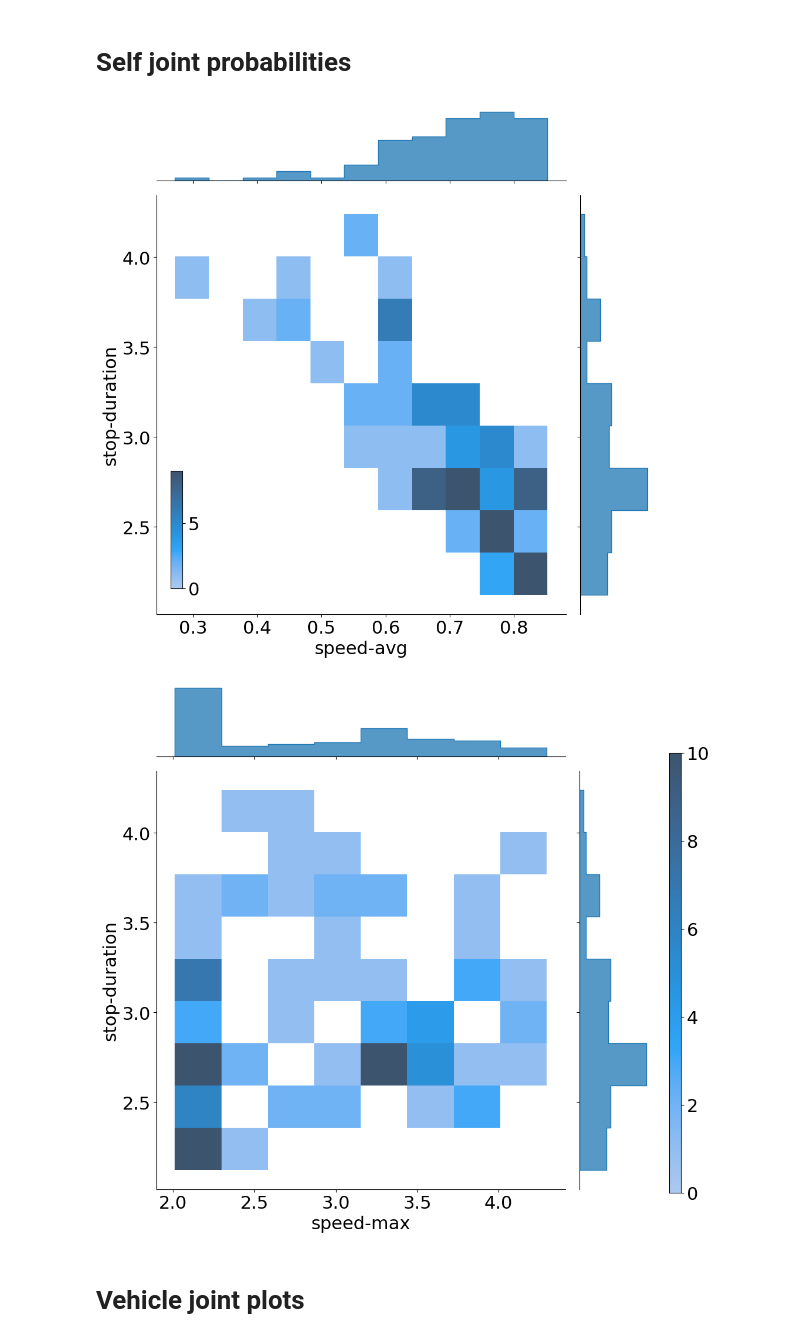
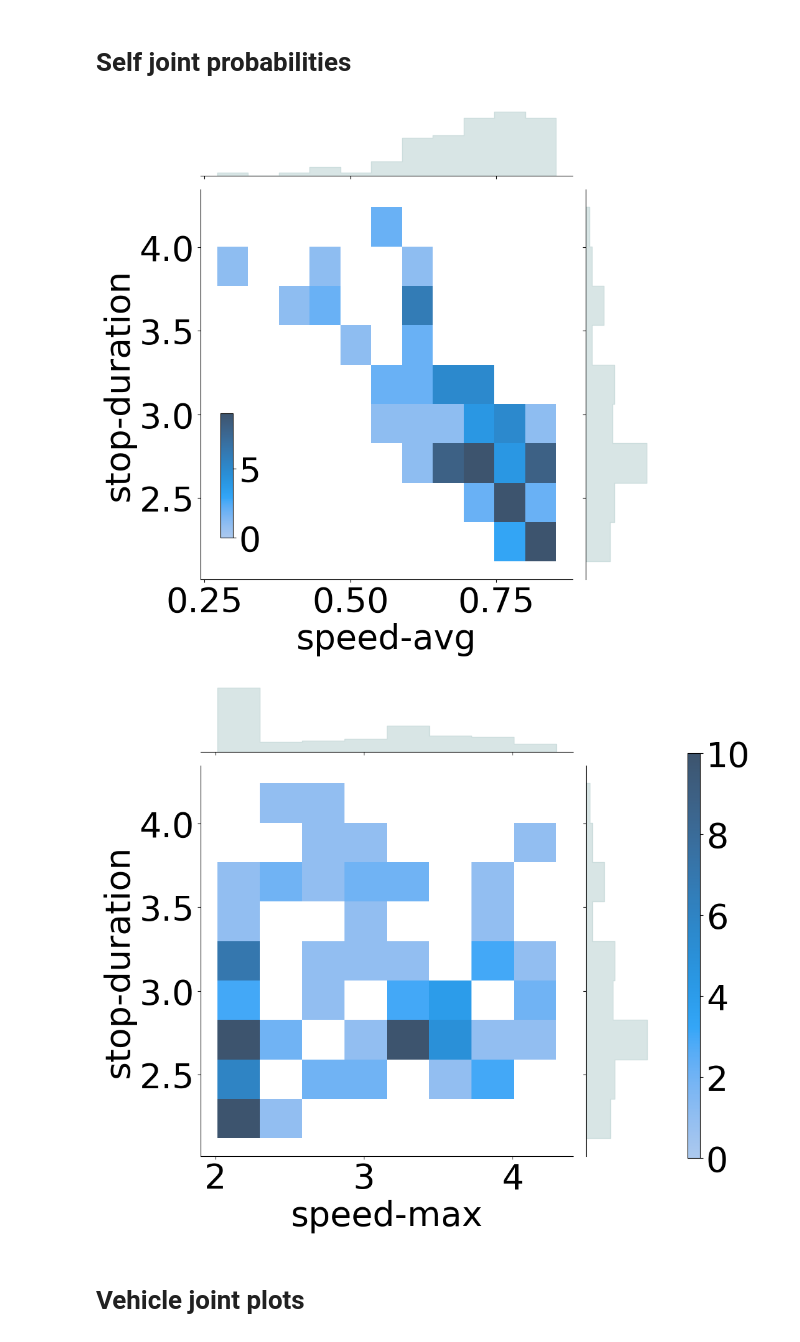
Before and after one commit to adhocmaster/TTI-dataset-tools, a Jupyter notebook: src/notebooks/ped-behavior-analysis.ipynb, the cells around one changed output. Saved outputs shown, nothing was run; the diff lists cells and outputs as text; code cells hidden in the pictures.

```diff
--- a/src/notebooks/ped-behavior-analysis.ipynb
+++ b/src/notebooks/ped-behavior-analysis.ipynb
@@ -279,8 +280,27 @@ for pedId in pedIds:
     colData['speed-max'].append(aPed['speed'].max())
     colData['speed-min'].append(aPed['speed'].min())
 
+    ## related to stop only
+
     aPedFrozen = frozenPedDf[frozenPedDf["uniqueTrackId"] == pedId]
-    colData['stop-duration'].append(len(aPedFrozen) / fps)
+    if len(aPedFrozen) > 0:
+        colData['stop-duration'].append(len(aPedFrozen) / fps)
+        colData['stop-loc-first-frame'].append(aPedFrozen.iloc[0]['frame'])
+        colData['stop-loc-first-x'].append(aPedFrozen.iloc[0]['x'])
+        colData['stop-loc-first-y'].append(aPedFrozen.iloc[0]['y'])
+        colData['stop-loc-last-frame'].append(aPedFrozen.iloc[-1]['frame'])
+        colData['stop-loc-last-x'].append(aPedFrozen.iloc[-1]['x'])
+        colData['stop-loc-last-y'].append(aPedFrozen.iloc[-1]['y'])
+
+
+    else:
+        colData['stop-duration'].append(None)
+        colData['stop-loc-first-frame'].append(None)
+        colData['stop-loc-first-x'].append(None)
+        colData['stop-loc-first-y'].append(None)
+        colData['stop-loc-last-frame'].append(None)
+        colData['stop-loc-last-x'].append(None)
+        colData['stop-loc-last-y'].append(None)
 
 pedStats = pd.DataFrame(colData)
 pedStats.head()
@@ -325,7 +346,7 @@ plt.show()
 # %% [markdown]
 # Marginal Distributions
 # %%
-plt.rcParams.update({'font.size': 22})
+plt.rcParams.update({'font.size': 24})
 # %%
 # Pedestrian Marginal Distributions
 fig, axes = plt.subplots(1,3, figsize = (15,5))
@@ -371,15 +392,13 @@ plt.show()
 # %% [markdown]
 # Self joint probabilities
+# %%
+plt.rcParams.update({'font.size': 40})
 # %%
-def plotJoint(data, x, y, height=10, bar='left', xTitle=None, yTitle=None):
-    g = sns.JointGrid(data=pedStats, x=x, y=y, height=height)
+def plotJoint(data, x, y, height=10, caxloc=[.25, .25, .02, .2], xTitle=None, yTitle=None):
+    g = sns.JointGrid(data=data, x=x, y=y, height=height)
 
     # g.plot(sns.scatterplot, sns.histplot)
-
-    if bar == 'right':
-        cax = g.figure.add_axes([1.0, .1, .02, .75])
-    else:
-        cax = g.figure.add_axes([.15, .15, .02, .2])
+    cax = g.figure.add_axes(caxloc)
     # Add the joint and marginal histogram plots
     j = g.plot_joint(
         sns.histplot, discrete=(False, False),
@@ -390,25 +409,26 @@ def plotJoint(data, x, y, height=10, bar='left', xTitle=None, yTitle=None):
     if yTitle is None:
         yTitle = y
     j.set_axis_labels(xTitle, yTitle)
-    g.plot_marginals(sns.histplot, element="step")
+    # g.plot_marginals(sns.histplot, element="step", color="#03012d")
+    g.plot_marginals(sns.histplot, element="step", color="#ccdddd",)
 # %%
 
 # g = sns.JointGrid(data=pedStats, x="speed-avg", y="stop-duration", height=10)
 # # g.plot(sns.scatterplot, sns.histplot)
 
 # cax = g.figure.add_axes([.15, .15, .02, .2])
 # # Add the joint and marginal histogram plots
 # j = g.plot_joint(
 #     sns.histplot, discrete=(False, False),
 #     cmap="light:#03012d", pmax=.8, cbar=True, cbar_ax=cax
 # )
 # g.plot_marginals(sns.histplot, element="step", color="#03012d")
 
 plotJoint(data=pedStats, x="speed-avg", y="stop-duration", height=10)
-plotJoint(data=pedStats, x="speed-max", y="stop-duration", height=10, bar='right')
+plotJoint(data=pedStats, x="speed-max", y="stop-duration", height=10, caxloc=[1.0, .18, .02, .65])
 # %% [output]
-[figure, old version]
+[figure, new version]
-[figure, old version]
+[figure, new version]
 # %%
 # g = sns.jointplot(x=pedStats['speed-avg'], y=pedStats['stop-duration'], kind="hist", height=10)
 # ax = g.ax_joint
```
Also changed, not shown: parts of 9 cells of this notebook, 2 other files.
